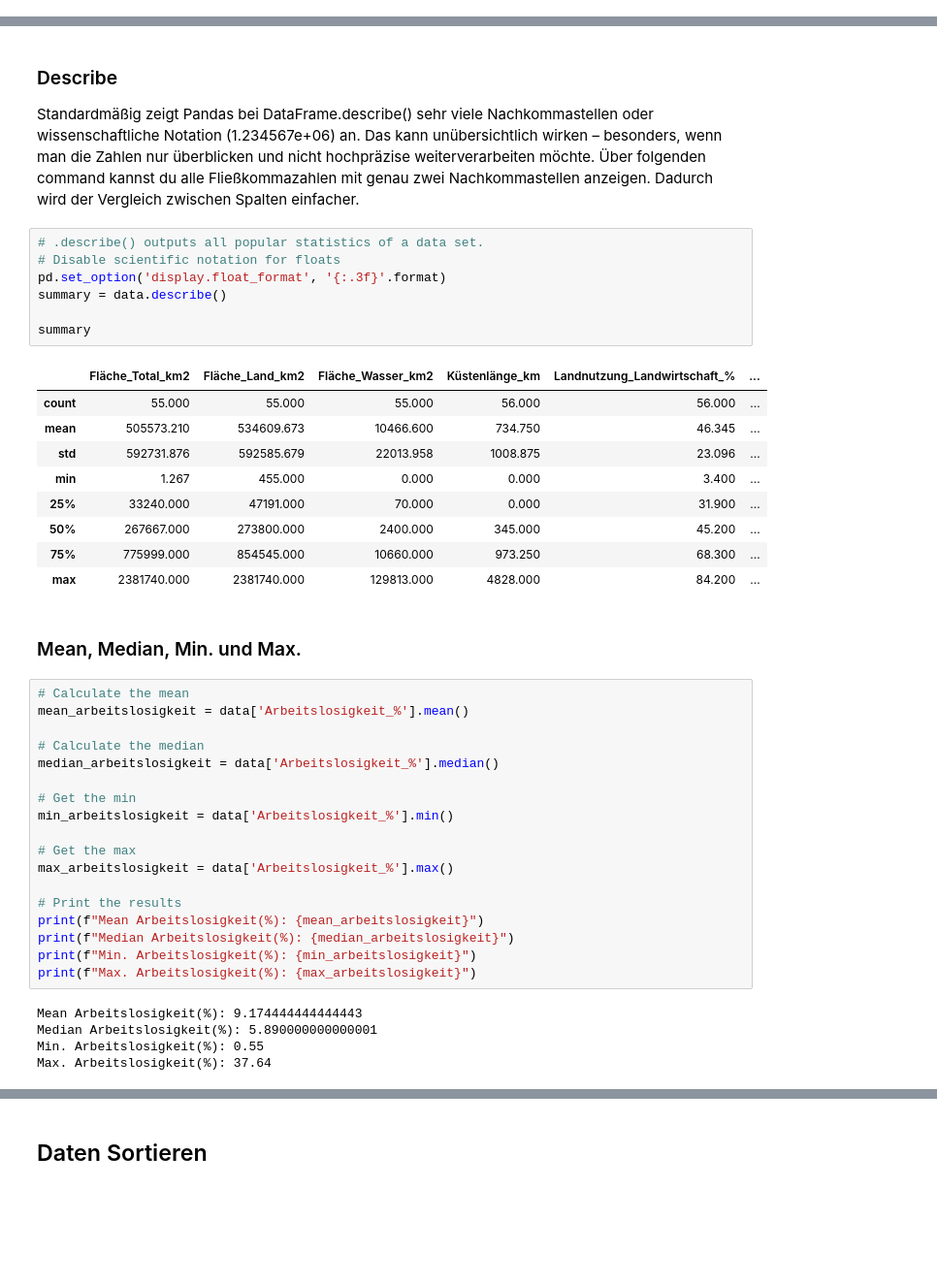
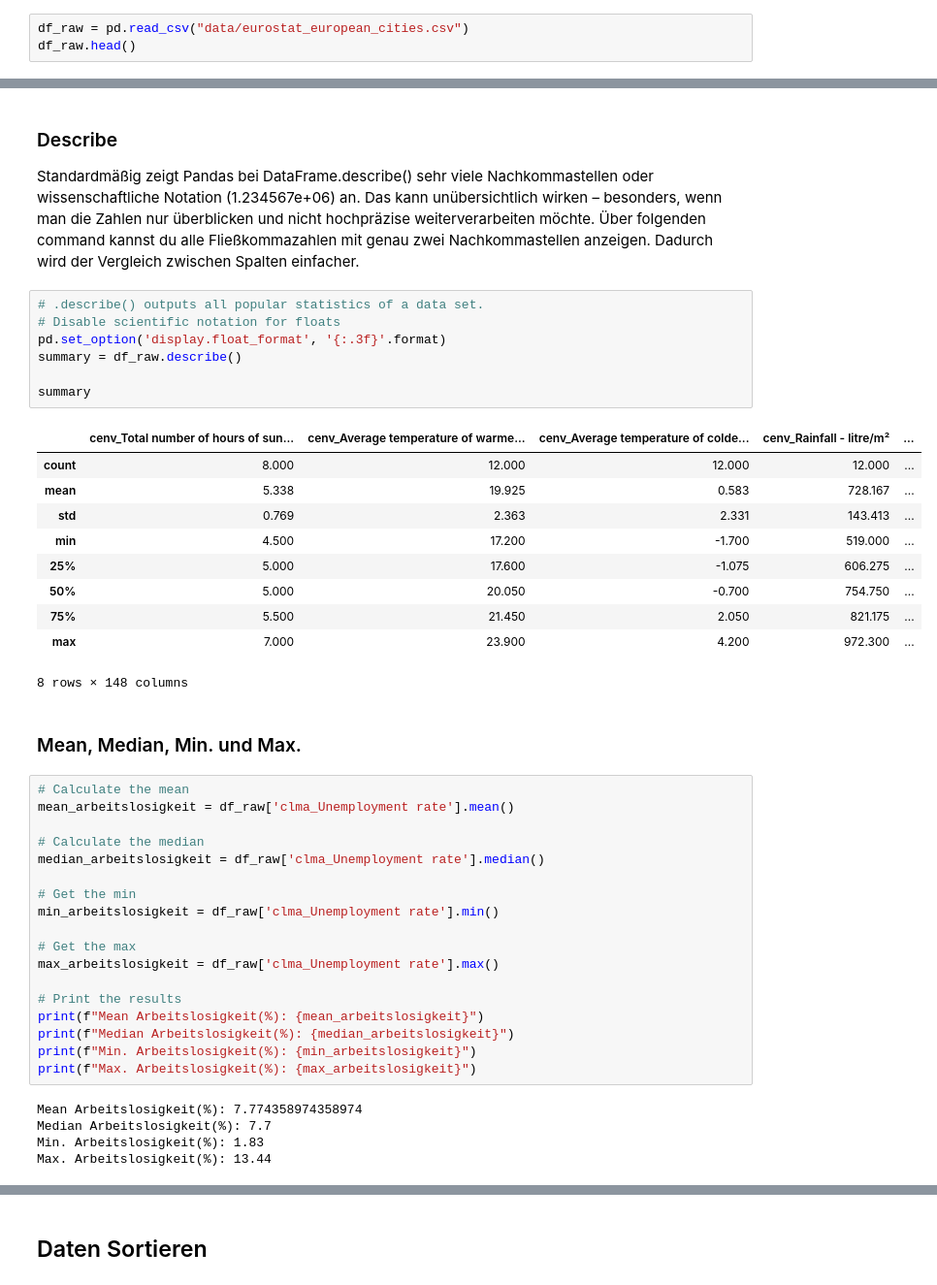
Before and after one commit to hslu-dda/dda-introduction-to-python, a Jupyter notebook: 03_Pandas/Intro-Data-Analysis-Pandas.ipynb, the cells around one changed output, grey strips where cells are left out. Shown at 97% size. Drawn from its saved outputs; the diff is of its cells as text; blank space fills up the shorter version.

```diff
--- a/03_Pandas/Intro-Data-Analysis-Pandas.ipynb
+++ b/03_Pandas/Intro-Data-Analysis-Pandas.ipynb
@@ -22,0 +9,3 @@ data.head()
+# %%
+df_raw = pd.read_csv("data/eurostat_european_cities.csv")
+df_raw.head()
@@ -200,34 +175,35 @@ Standardmäßig zeigt Pandas bei DataFrame.describe() sehr viele Nachkommastelle
 # %%
 # .describe() outputs all popular statistics of a data set.
 # Disable scientific notation for floats
 pd.set_option('display.float_format', '{:.3f}'.format)
-summary = data.describe()
+summary = df_raw.describe()
 
 summary
 # %% [output]
-|  | Fläche_Total_km2 | Fläche_Land_km2 | Fläche_Wasser_km2 | Küstenlänge_km | Landnutzung_Landwirtschaft_% | ... |
-| count | 55.000 | 55.000 | 55.000 | 56.000 | 56.000 | ... |
-| mean | 505573.210 | 534609.673 | 10466.600 | 734.750 | 46.345 | ... |
-| std | 592731.876 | 592585.679 | 22013.958 | 1008.875 | 23.096 | ... |
-| min | 1.267 | 455.000 | 0.000 | 0.000 | 3.400 | ... |
-| 25% | 33240.000 | 47191.000 | 70.000 | 0.000 | 31.900 | ... |
-| 50% | 267667.000 | 273800.000 | 2400.000 | 345.000 | 45.200 | ... |
-| 75% | 775999.000 | 854545.000 | 10660.000 | 973.250 | 68.300 | ... |
-| max | 2381740.000 | 2381740.000 | 129813.000 | 4828.000 | 84.200 | ... |
+|  | cenv_Total number of hours of sun... | cenv_Average temperature of warme... | cenv_Average temperature of colde... | cenv_Rainfall - litre/m² | ... |
+| count | 8.000 | 12.000 | 12.000 | 12.000 | ... |
+| mean | 5.338 | 19.925 | 0.583 | 728.167 | ... |
+| std | 0.769 | 2.363 | 2.331 | 143.413 | ... |
+| min | 4.500 | 17.200 | -1.700 | 519.000 | ... |
+| 25% | 5.000 | 17.600 | -1.075 | 606.275 | ... |
+| 50% | 5.000 | 20.050 | -0.700 | 754.750 | ... |
+| 75% | 5.500 | 21.450 | 2.050 | 821.175 | ... |
+| max | 7.000 | 23.900 | 4.200 | 972.300 | ... |
+8 rows × 148 columns
 # %% [markdown]
 ### Mean, Median, Min. und Max.
 # %%
 # Calculate the mean
-mean_arbeitslosigkeit = data['Arbeitslosigkeit_%'].mean()
+mean_arbeitslosigkeit = df_raw['clma_Unemployment rate'].mean()
 
 # Calculate the median
-median_arbeitslosigkeit = data['Arbeitslosigkeit_%'].median()
+median_arbeitslosigkeit = df_raw['clma_Unemployment rate'].median()
 
 # Get the min
-min_arbeitslosigkeit = data['Arbeitslosigkeit_%'].min()
+min_arbeitslosigkeit = df_raw['clma_Unemployment rate'].min()
 
 # Get the max
-max_arbeitslosigkeit = data['Arbeitslosigkeit_%'].max()
+max_arbeitslosigkeit = df_raw['clma_Unemployment rate'].max()
 
 # Print the results
 print(f"Mean Arbeitslosigkeit(%): {mean_arbeitslosigkeit}")
@@ -235,9 +211,9 @@ print(f"Median Arbeitslosigkeit(%): {median_arbeitslosigkeit}")
 print(f"Min. Arbeitslosigkeit(%): {min_arbeitslosigkeit}")
 print(f"Max. Arbeitslosigkeit(%): {max_arbeitslosigkeit}")
 # %% [output]
-Mean Arbeitslosigkeit(%): 9.174444444444443
-Median Arbeitslosigkeit(%): 5.890000000000001
-Min. Arbeitslosigkeit(%): 0.55
-Max. Arbeitslosigkeit(%): 37.64
+Mean Arbeitslosigkeit(%): 7.774358974358974
+Median Arbeitslosigkeit(%): 7.7
+Min. Arbeitslosigkeit(%): 1.83
+Max. Arbeitslosigkeit(%): 13.44
 # %%
 # Get index of min and max
```
Also changed, not shown: parts of 53 cells of this notebook, 1 other file.
